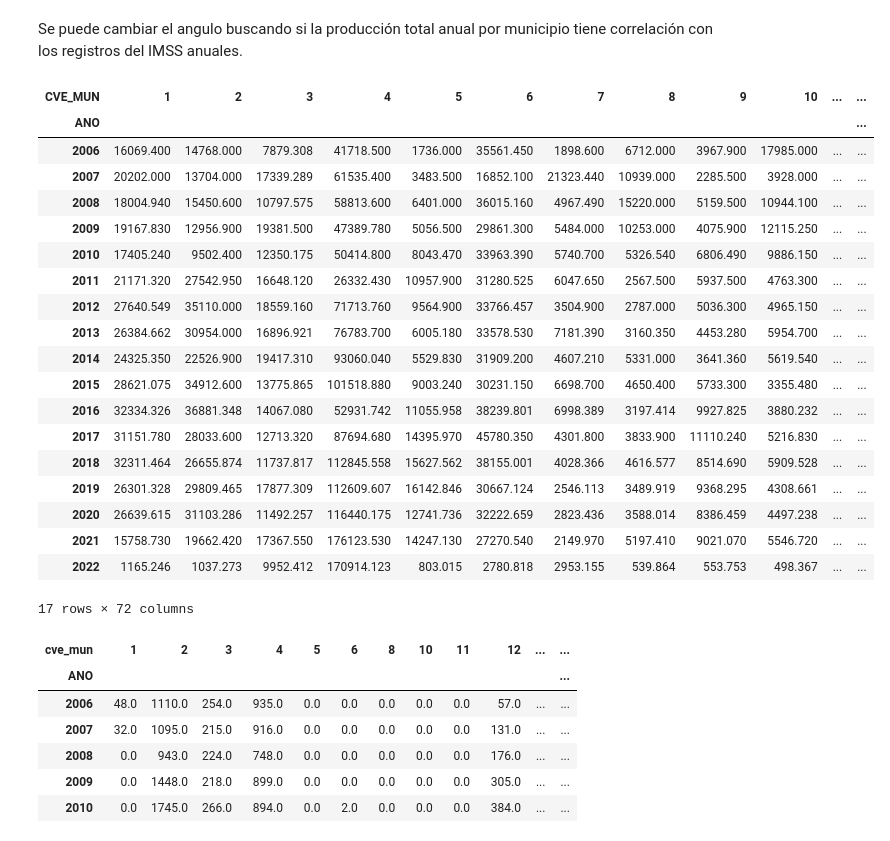
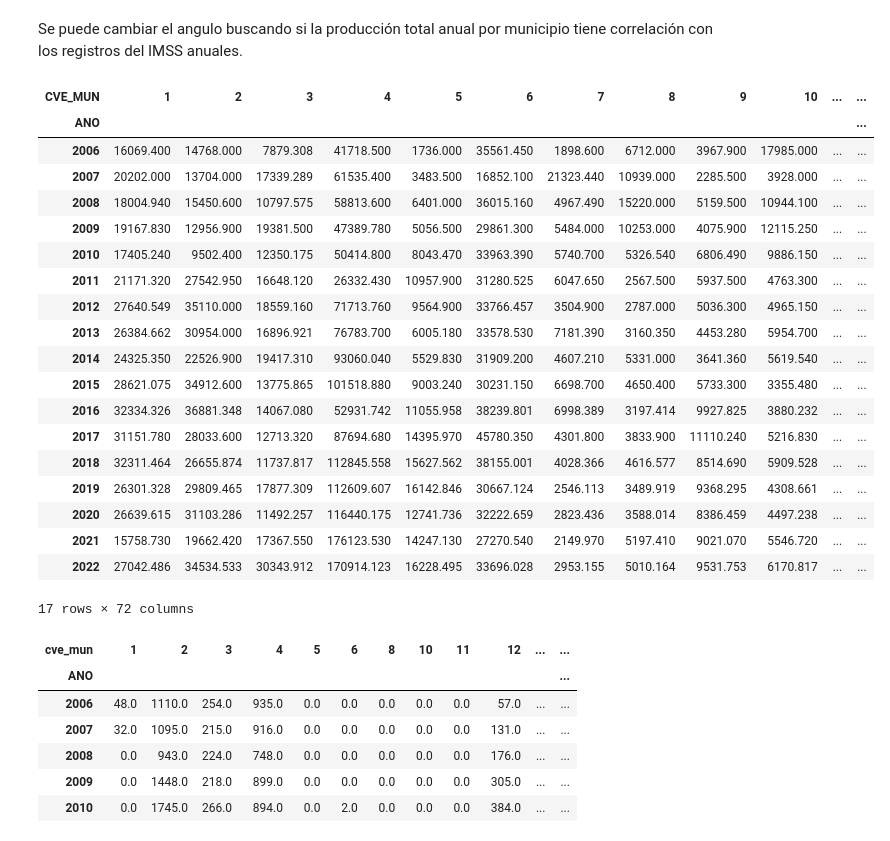
Before and after one commit to empleo-inducido/Trabajos_Generados, a Jupyter notebook: segunda_parte/relations_correlations.ipynb, the cells around one changed output. Cells and saved outputs as stored; diff of their text form; code cells hidden in the pictures.

```diff
--- a/segunda_parte/relations_correlations.ipynb
+++ b/segunda_parte/relations_correlations.ipynb
@@ -110,28 +110,28 @@ De momento el unico sector prometedor podría ser el sector ganadero.
 Se puede cambiar el angulo buscando si la producción total anual por municipio tiene correlación con los registros del IMSS anuales.
 # %%
 produccion_municipio_anual = df_agp[['ANO','CVE_MUN','PRODTON']].groupby(['ANO','CVE_MUN'])['PRODTON'].sum().sort_index(level=0)
-produccion_municipio_anual = produccion_municipio_anual.unstack().drop(index = 2023)
+produccion_municipio_anual = produccion_municipio_anual.unstack()
 produccion_municipio_anual
 # %% [output]
 | CVE_MUN | 1 | 2 | 3 | 4 | 5 | 6 | 7 | 8 | 9 | 10 | ... | ... |
 | ANO |  |  |  |  |  |  |  |  |  |  |  | ... |
 | 2006 | 16069.400 | 14768.000 | 7879.308 | 41718.500 | 1736.000 | 35561.450 | 1898.600 | 6712.000 | 3967.900 | 17985.000 | ... | ... |
 | 2007 | 20202.000 | 13704.000 | 17339.289 | 61535.400 | 3483.500 | 16852.100 | 21323.440 | 10939.000 | 2285.500 | 3928.000 | ... | ... |
 | 2008 | 18004.940 | 15450.600 | 10797.575 | 58813.600 | 6401.000 | 36015.160 | 4967.490 | 15220.000 | 5159.500 | 10944.100 | ... | ... |
 | 2009 | 19167.830 | 12956.900 | 19381.500 | 47389.780 | 5056.500 | 29861.300 | 5484.000 | 10253.000 | 4075.900 | 12115.250 | ... | ... |
 | 2010 | 17405.240 | 9502.400 | 12350.175 | 50414.800 | 8043.470 | 33963.390 | 5740.700 | 5326.540 | 6806.490 | 9886.150 | ... | ... |
 | 2011 | 21171.320 | 27542.950 | 16648.120 | 26332.430 | 10957.900 | 31280.525 | 6047.650 | 2567.500 | 5937.500 | 4763.300 | ... | ... |
 | 2012 | 27640.549 | 35110.000 | 18559.160 | 71713.760 | 9564.900 | 33766.457 | 3504.900 | 2787.000 | 5036.300 | 4965.150 | ... | ... |
 | 2013 | 26384.662 | 30954.000 | 16896.921 | 76783.700 | 6005.180 | 33578.530 | 7181.390 | 3160.350 | 4453.280 | 5954.700 | ... | ... |
 | 2014 | 24325.350 | 22526.900 | 19417.310 | 93060.040 | 5529.830 | 31909.200 | 4607.210 | 5331.000 | 3641.360 | 5619.540 | ... | ... |
 | 2015 | 28621.075 | 34912.600 | 13775.865 | 101518.880 | 9003.240 | 30231.150 | 6698.700 | 4650.400 | 5733.300 | 3355.480 | ... | ... |
 | 2016 | 32334.326 | 36881.348 | 14067.080 | 52931.742 | 11055.958 | 38239.801 | 6998.389 | 3197.414 | 9927.825 | 3880.232 | ... | ... |
 | 2017 | 31151.780 | 28033.600 | 12713.320 | 87694.680 | 14395.970 | 45780.350 | 4301.800 | 3833.900 | 11110.240 | 5216.830 | ... | ... |
 | 2018 | 32311.464 | 26655.874 | 11737.817 | 112845.558 | 15627.562 | 38155.001 | 4028.366 | 4616.577 | 8514.690 | 5909.528 | ... | ... |
 | 2019 | 26301.328 | 29809.465 | 17877.309 | 112609.607 | 16142.846 | 30667.124 | 2546.113 | 3489.919 | 9368.295 | 4308.661 | ... | ... |
 | 2020 | 26639.615 | 31103.286 | 11492.257 | 116440.175 | 12741.736 | 32222.659 | 2823.436 | 3588.014 | 8386.459 | 4497.238 | ... | ... |
 | 2021 | 15758.730 | 19662.420 | 17367.550 | 176123.530 | 14247.130 | 27270.540 | 2149.970 | 5197.410 | 9021.070 | 5546.720 | ... | ... |
-| 2022 | 1165.246 | 1037.273 | 9952.412 | 170914.123 | 803.015 | 2780.818 | 2953.155 | 539.864 | 553.753 | 498.367 | ... | ... |
+| 2022 | 27042.486 | 34534.533 | 30343.912 | 170914.123 | 16228.495 | 33696.028 | 2953.155 | 5010.164 | 9531.753 | 6170.817 | ... | ... |
 17 rows × 72 columns
 # %%
 claves_df = pd.read_csv('../util/cvemun.csv', names=['cve_mun', 'municipio'])
```
Also changed, not shown: parts of 4 cells of this notebook, 7 other files.
